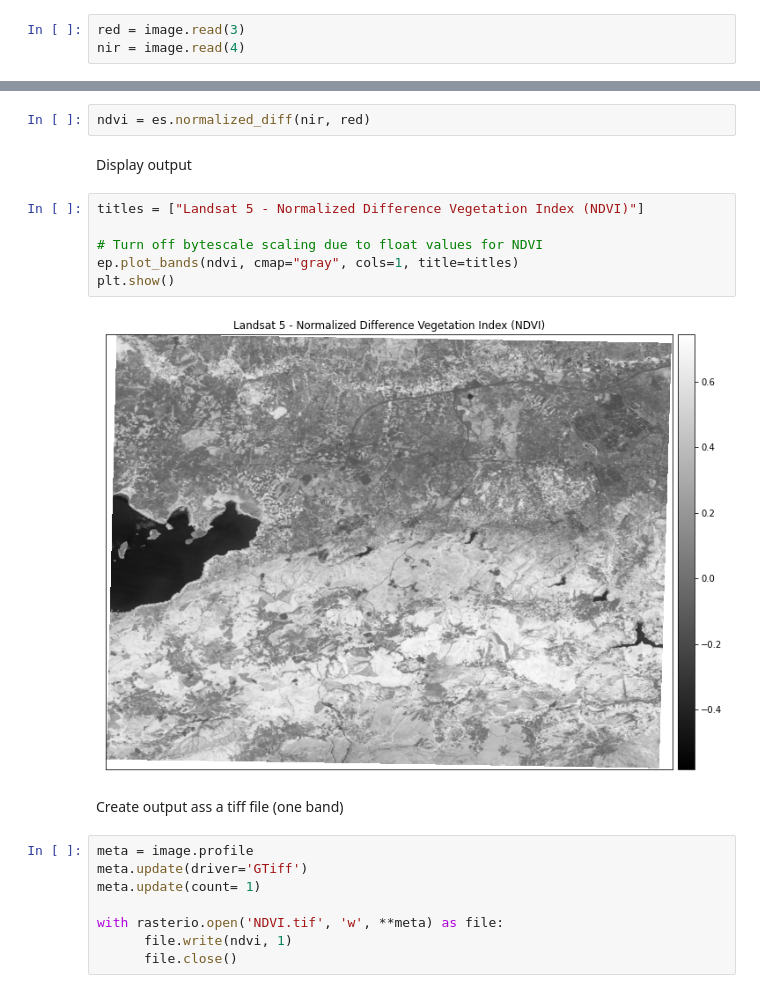
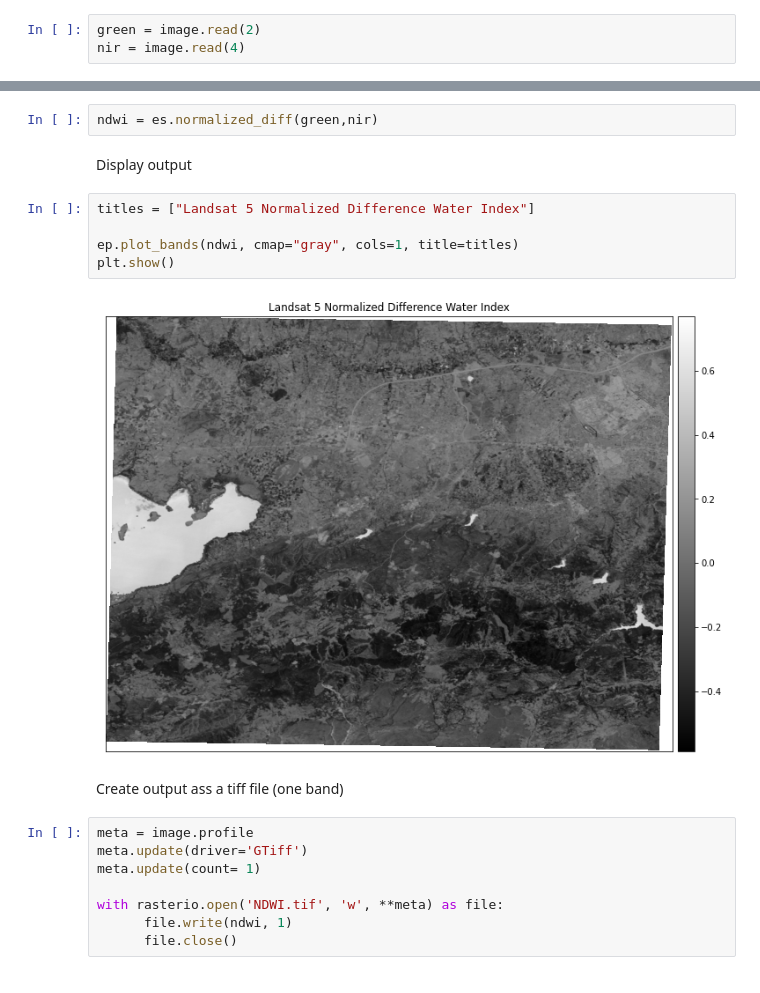
Before and after one commit to esmaef/Spec.Topics-RS, a Jupyter notebook: spectoprs.ipynb, the cells around one changed output, grey strips where cells are left out. Saved outputs shown, nothing was run; the diff lists cells and outputs as text.

Commit message:
Add new notebook
ndvi changed to ndwi

```diff
--- a/spectoprs.ipynb
+++ b/spectoprs.ipynb
@@ -21,6 +21,6 @@ image = rasterio.open('/test_images/subset_0_of_LT05_L1TP_180032_20060727_201803
 # %% [markdown]
 Assign names of bands from test image
 # %%
-red = image.read(3)
+green = image.read(2)
 nir = image.read(4)
 # %% [markdown]
@@ -28,15 +28,14 @@ Normalized difference vegetation index
 # %%
-ndvi = es.normalized_diff(nir, red)
+ndwi = es.normalized_diff(green,nir)
 # %% [markdown]
 Display output
 # %%
-titles = ["Landsat 5 - Normalized Difference Vegetation Index (NDVI)"]
+titles = ["Landsat 5 Normalized Difference Water Index"]
 
-# Turn off bytescale scaling due to float values for NDVI
-ep.plot_bands(ndvi, cmap="gray", cols=1, title=titles)
+ep.plot_bands(ndwi, cmap="gray", cols=1, title=titles)
 plt.show()
 # %% [output]
-[figure, old version]
+[figure, new version]
 # %% [markdown]
 Create output ass a tiff file (one band)
 # %%
@@ -44,6 +43,6 @@ meta = image.profile
 meta.update(driver='GTiff')
 meta.update(count= 1)
 
-with rasterio.open('NDVI.tif', 'w', **meta) as file:
-      file.write(ndvi, 1)
+with rasterio.open('NDWI.tif', 'w', **meta) as file:
+      file.write(ndwi, 1)
       file.close()
```
Also changed, not shown: parts of 1 cell of this notebook.
